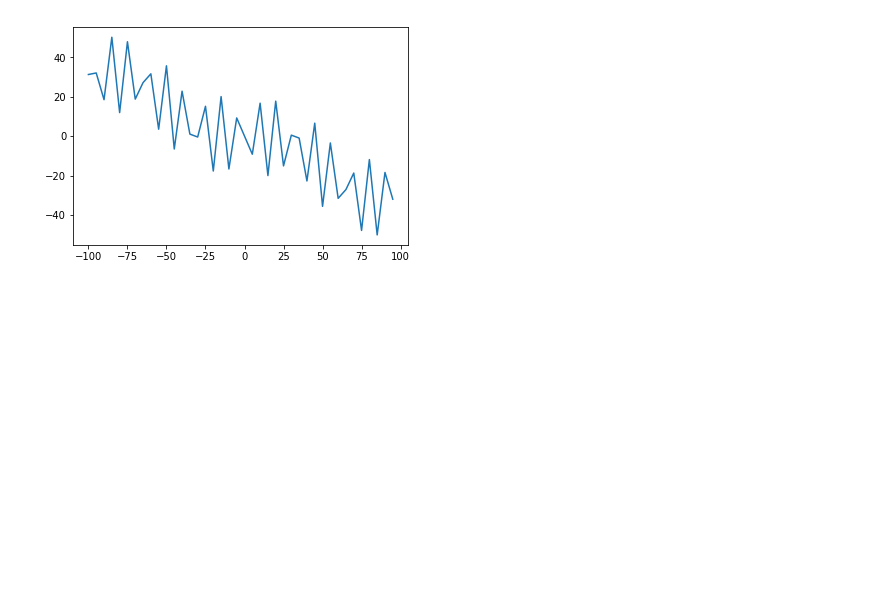
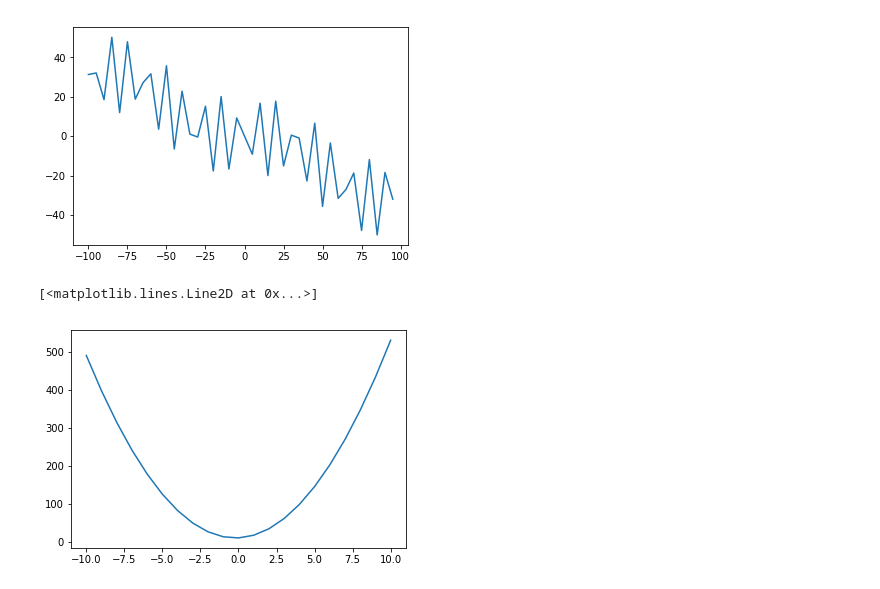
Before and after one commit to nauman-chaudhary/LinearRegression, a Jupyter notebook: Feature Engineering.ipynb, the cells around one changed output. Saved outputs shown, nothing was run; the diff lists cells and outputs as text; code cells hidden in the pictures; blank space fills up the shorter version.

```diff
--- a/Feature Engineering.ipynb
+++ b/Feature Engineering.ipynb
@@ -39,3 +39,10 @@ plt.plot(x,y)
 # %% [output]
 [<matplotlib.lines.Line2D at 0x...>]
 [figure]
+# %%
+data = np.arange(-10, 11).reshape(-1,1)
+target = 10 + 2*data + 5*data**2
+plt.plot(data, target)
+# %% [output]
+[<matplotlib.lines.Line2D at 0x...>]
+[figure, added]
```
Also changed, not shown: parts of 5 cells of this notebook, 1 other file.
